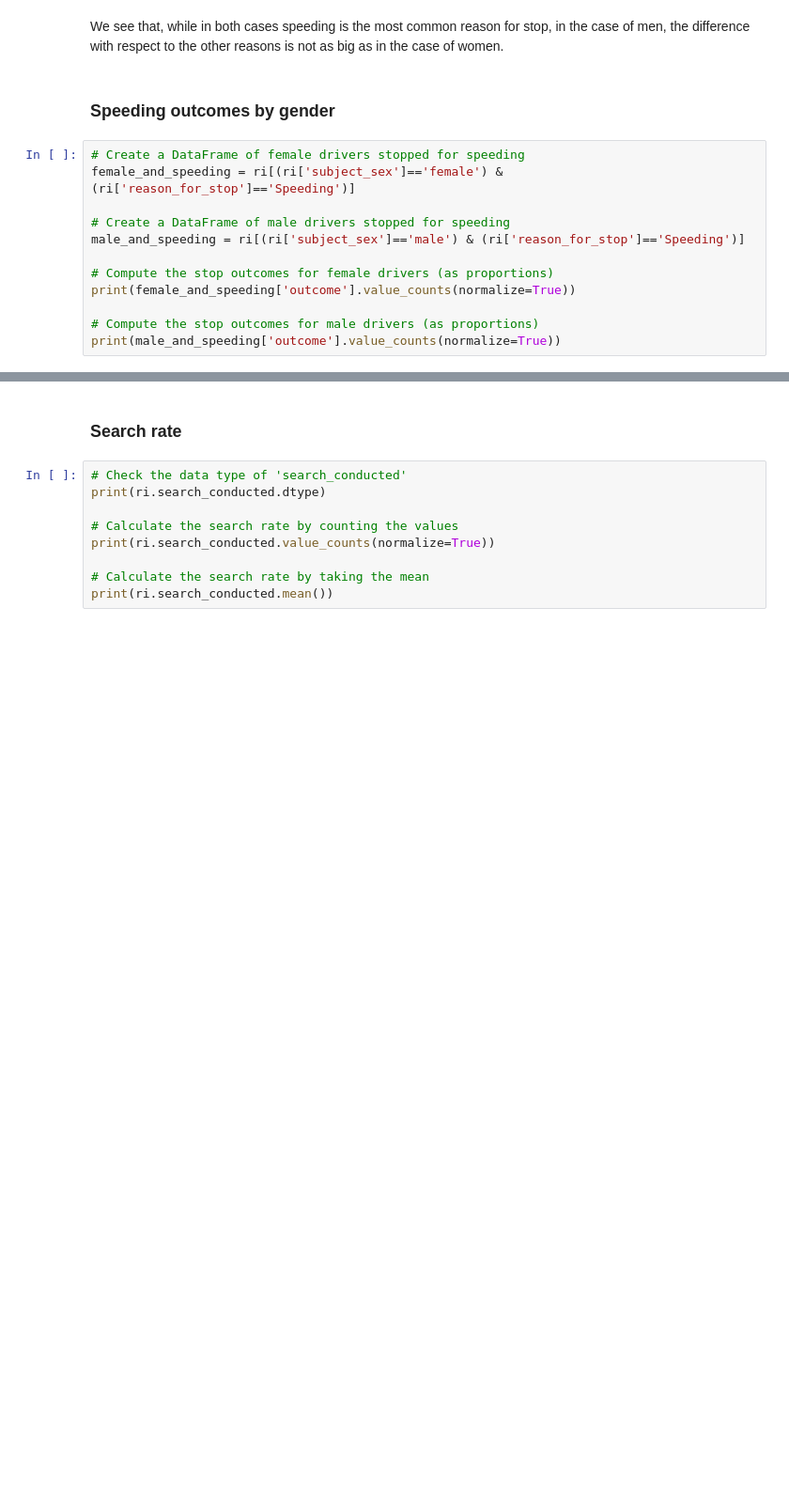
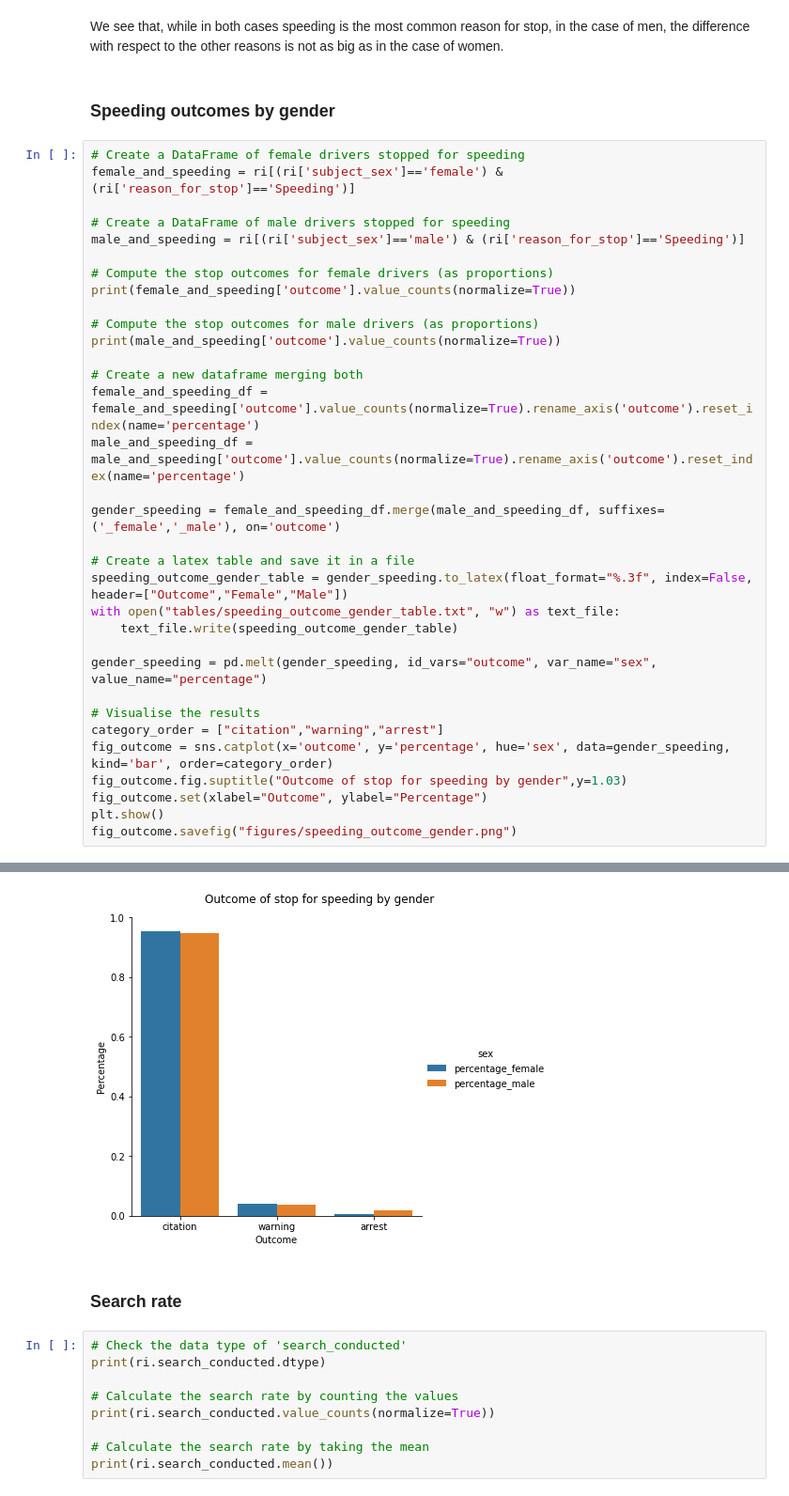
Before and after one commit to laubana90/StanfordOpenPolicingProject, a Jupyter notebook: RhodeIsland.ipynb, the cells around one changed output, grey strips where cells are left out. Shown: that part at 94% size. Saved outputs shown, nothing was run; the diff lists cells and outputs as text; blank space fills up the shorter version.

```diff
--- a/RhodeIsland.ipynb
+++ b/RhodeIsland.ipynb
@@ -275,24 +316,46 @@ We see that, while in both cases speeding is the most common reason for stop, in
 # %%
 # Create a DataFrame of female drivers stopped for speeding
 female_and_speeding = ri[(ri['subject_sex']=='female') & (ri['reason_for_stop']=='Speeding')]
 
 # Create a DataFrame of male drivers stopped for speeding
 male_and_speeding = ri[(ri['subject_sex']=='male') & (ri['reason_for_stop']=='Speeding')]
 
 # Compute the stop outcomes for female drivers (as proportions)
 print(female_and_speeding['outcome'].value_counts(normalize=True))
 
 # Compute the stop outcomes for male drivers (as proportions)
 print(male_and_speeding['outcome'].value_counts(normalize=True))
+
+# Create a new dataframe merging both
+female_and_speeding_df = female_and_speeding['outcome'].value_counts(normalize=True).rename_axis('outcome').reset_index(name='percentage')
+male_and_speeding_df = male_and_speeding['outcome'].value_counts(normalize=True).rename_axis('outcome').reset_index(name='percentage')
+
+gender_speeding = female_and_speeding_df.merge(male_and_speeding_df, suffixes=('_female','_male'), on='outcome')
+
+# Create a latex table and save it in a file
+speeding_outcome_gender_table = gender_speeding.to_latex(float_format="%.3f", index=False, header=["Outcome","Female","Male"])
+with open("tables/speeding_outcome_gender_table.txt", "w") as text_file:
+    text_file.write(speeding_outcome_gender_table)
+
+gender_speeding = pd.melt(gender_speeding, id_vars="outcome", var_name="sex", value_name="percentage")
+
+# Visualise the results
+category_order = ["citation","warning","arrest"]
+fig_outcome = sns.catplot(x='outcome', y='percentage', hue='sex', data=gender_speeding, kind='bar', order=category_order)
+fig_outcome.fig.suptitle("Outcome of stop for speeding by gender",y=1.03)
+fig_outcome.set(xlabel="Outcome", ylabel="Percentage")
+plt.show()
+fig_outcome.savefig("figures/speeding_outcome_gender.png")
 # %% [output]
 citation    0.954609
 warning     0.039059
 arrest      0.006332
 Name: outcome, dtype: float64
 citation    0.946763
 warning     0.036167
 arrest      0.017070
 Name: outcome, dtype: float64
+[figure, added]
 # %% [markdown]
 ### Search rate<a name="search_rate"></a>
 # %%
```
Also changed, not shown: parts of 28 cells of this notebook, 4 other files.
